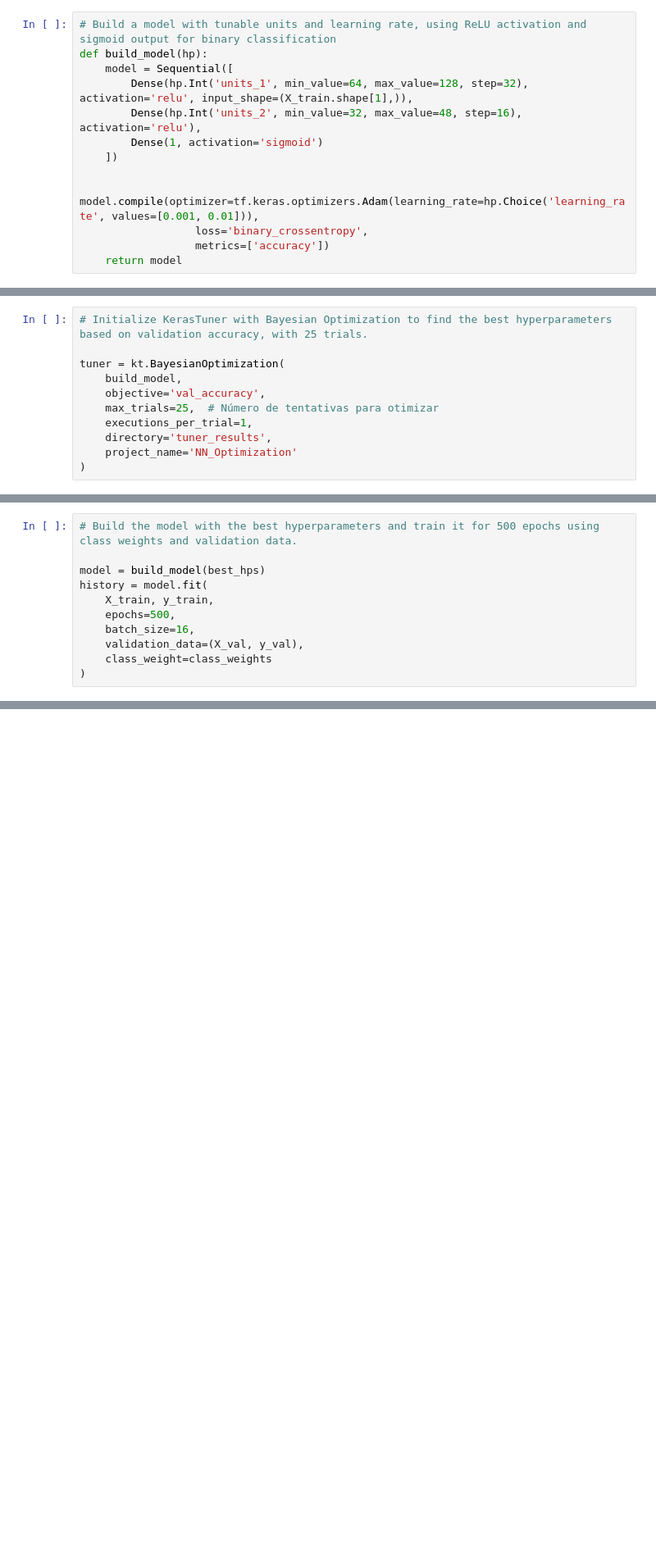
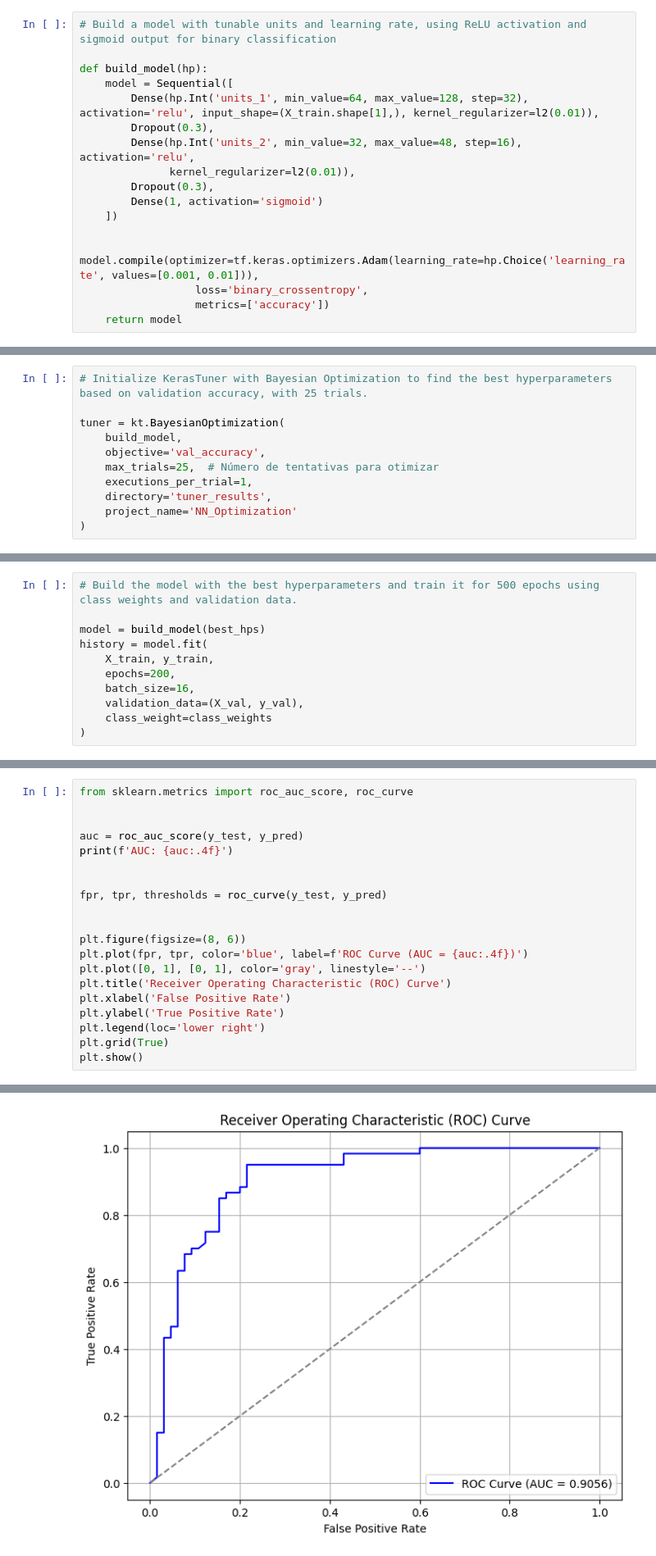
Before and after one commit to ceciliasant/AAproj1, a Jupyter notebook: proj1.ipynb, the cells around one changed output, grey strips where cells are left out. Shown at 82% size. Drawn from its saved outputs; the diff is of its cells as text; blank space fills up the shorter version.

Commit message:
added improvements to prevent overfitting and included the ROC graph as well as the training and validation error graph

```diff
--- a/proj1.ipynb
+++ b/proj1.ipynb
@@ -332,10 +330,14 @@ class_weights = class_weight.compute_class_weight('balanced', classes=np.unique(
 class_weights = dict(enumerate(class_weights))
 # %%
 # Build a model with tunable units and learning rate, using ReLU activation and sigmoid output for binary classification
+
 def build_model(hp):
     model = Sequential([
-        Dense(hp.Int('units_1', min_value=64, max_value=128, step=32), activation='relu', input_shape=(X_train.shape[1],)),
-        Dense(hp.Int('units_2', min_value=32, max_value=48, step=16), activation='relu'),
+        Dense(hp.Int('units_1', min_value=64, max_value=128, step=32), activation='relu', input_shape=(X_train.shape[1],), kernel_regularizer=l2(0.01)),
+        Dropout(0.3),
+        Dense(hp.Int('units_2', min_value=32, max_value=48, step=16), activation='relu',
+              kernel_regularizer=l2(0.01)),
+        Dropout(0.3),
         Dense(1, activation='sigmoid')
     ])
 
@@ -378,7 +380,7 @@ Best hyperparameters: {'units_1': 128, 'units_2': 48, 'learning_rate': 0.01}
 model = build_model(best_hps)
 history = model.fit(
     X_train, y_train,
-    epochs=500,
+    epochs=200,
     batch_size=16,
     validation_data=(X_val, y_val),
     class_weight=class_weights
@@ -431,0 +434,21 @@ Accuracy: 0.8640
+# %%
+from sklearn.metrics import roc_auc_score, roc_curve
+
+
+auc = roc_auc_score(y_test, y_pred)
+print(f'AUC: {auc:.4f}')
+
+
+fpr, tpr, thresholds = roc_curve(y_test, y_pred)
+
+
+plt.figure(figsize=(8, 6))
+plt.plot(fpr, tpr, color='blue', label=f'ROC Curve (AUC = {auc:.4f})')
+plt.plot([0, 1], [0, 1], color='gray', linestyle='--')
+plt.title('Receiver Operating Characteristic (ROC) Curve')
+plt.xlabel('False Positive Rate')
+plt.ylabel('True Positive Rate')
+plt.legend(loc='lower right')
+plt.grid(True)
+plt.show()
+# %% [output]
@@ -431,0 +456 @@ Accuracy: 0.8640
+[figure, added]
```
Also changed, not shown: parts of 9 cells of this notebook, 51 other files.
